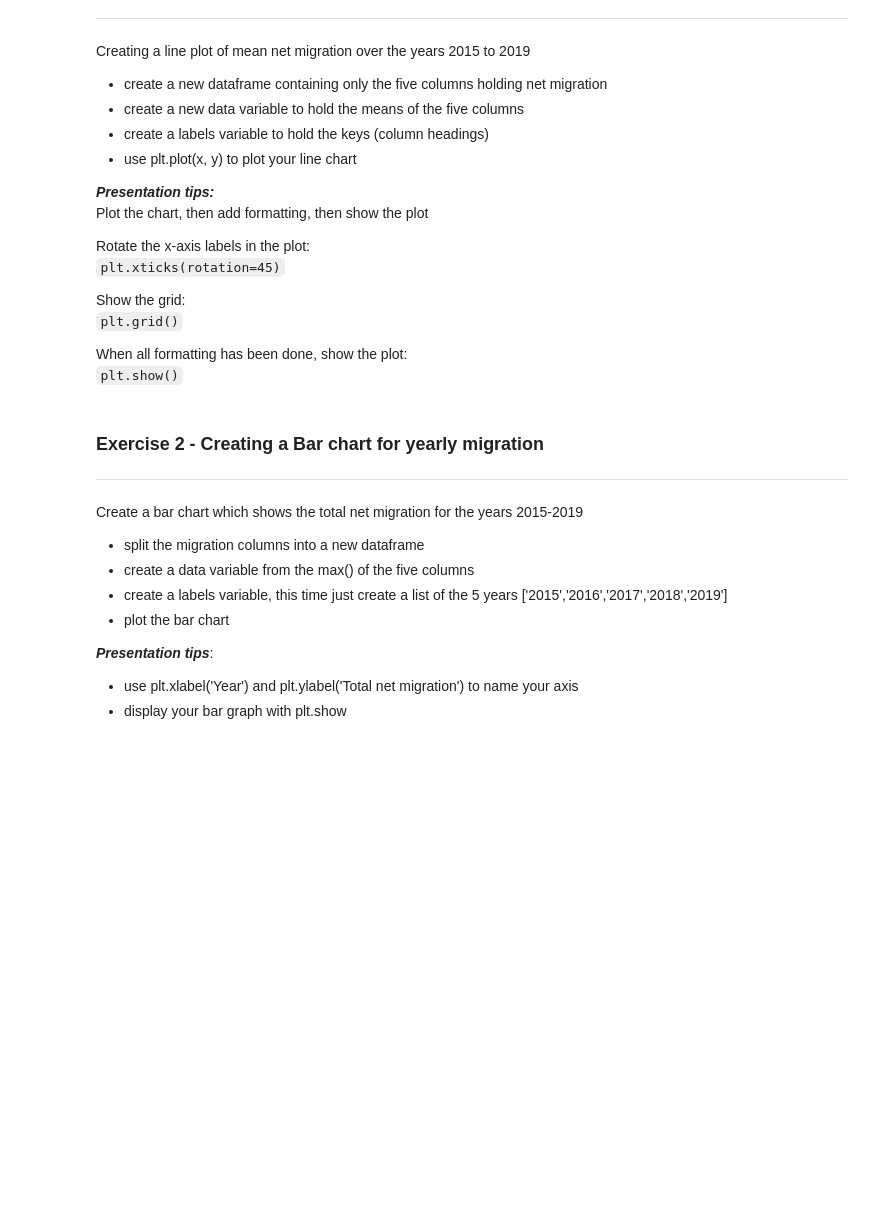
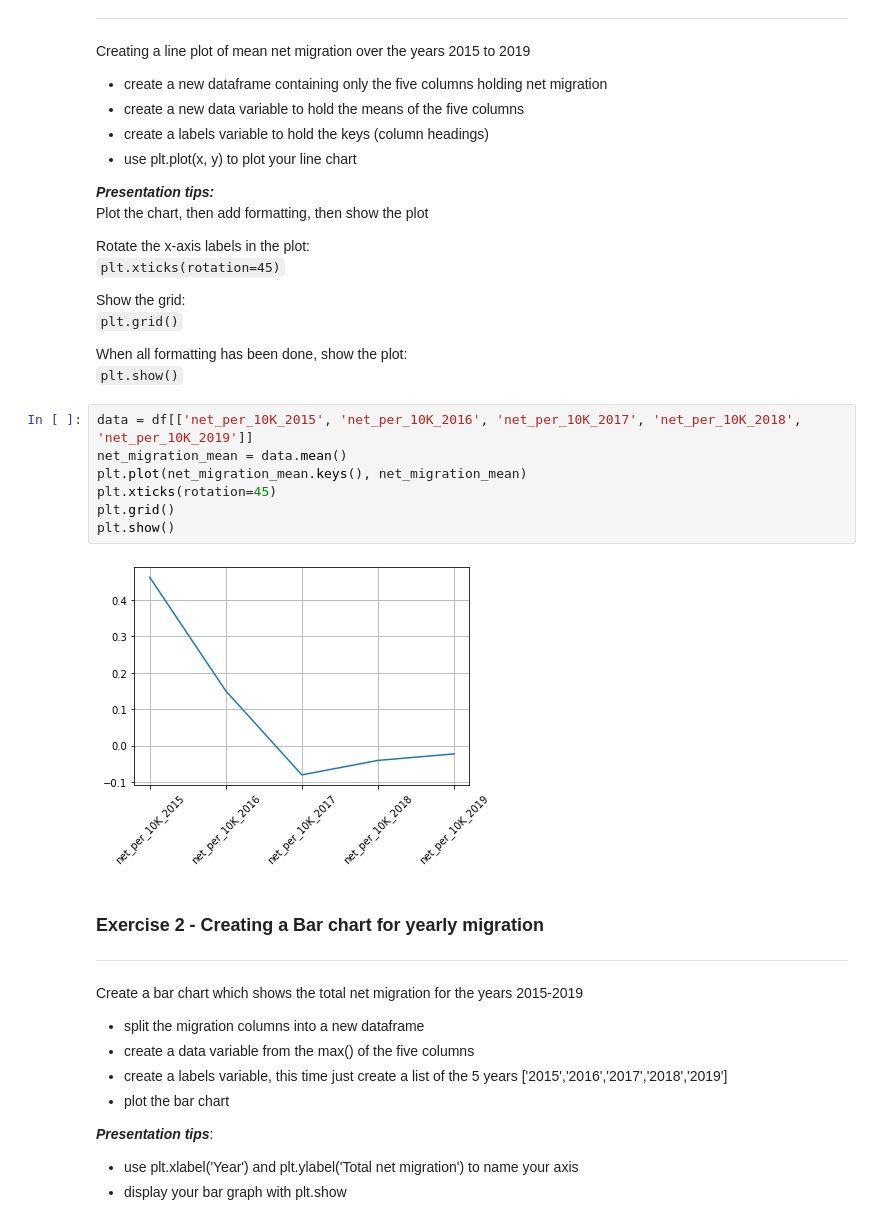
Before and after one commit to Imran-Github22/Imran-Farooqui, a Jupyter notebook: 7_1_Visualisation_with_matplotlib.ipynb, the cells around one changed output. Cells and saved outputs as stored; diff of their text form; blank space fills up the shorter version.

```diff
--- a/7_1_Visualisation_with_matplotlib.ipynb
+++ b/7_1_Visualisation_with_matplotlib.ipynb
@@ -89,6 +89,15 @@ Show the grid:
 
 When all formatting has been done, show the plot:
 `plt.show()`
+# %%
+data = df[['net_per_10K_2015', 'net_per_10K_2016', 'net_per_10K_2017', 'net_per_10K_2018', 'net_per_10K_2019']]
+net_migration_mean = data.mean()
+plt.plot(net_migration_mean.keys(), net_migration_mean)
+plt.xticks(rotation=45)
+plt.grid()
+plt.show()
+# %% [output]
+[figure, added]
 # %% [markdown]
 ### Exercise 2 - Creating a Bar chart for yearly migration
 ---
```
